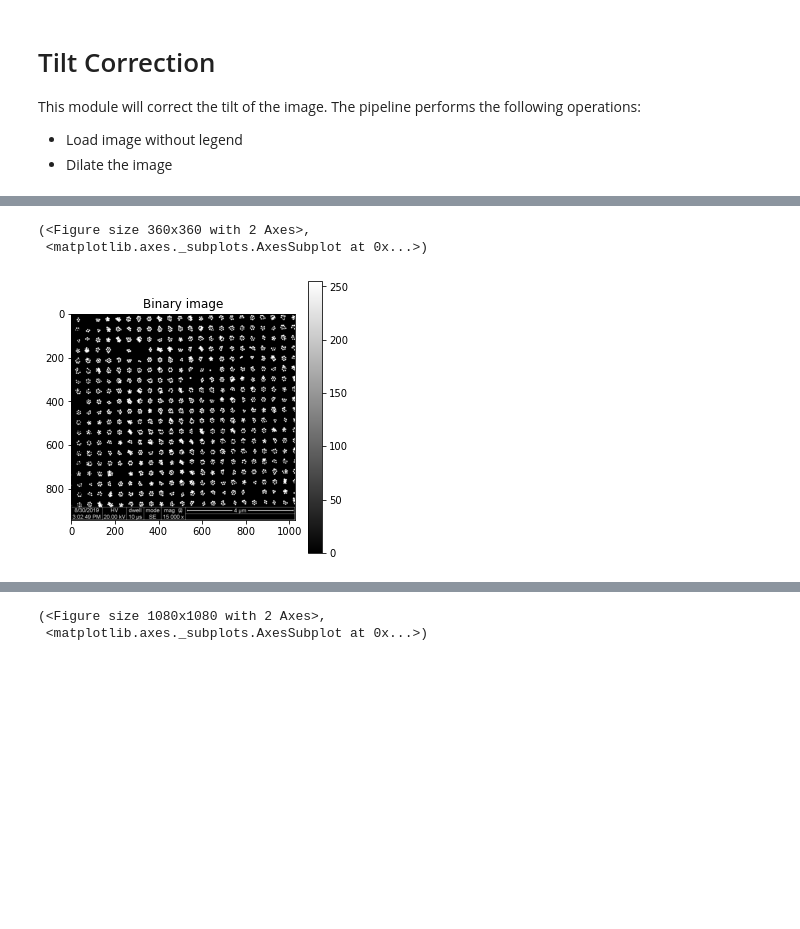
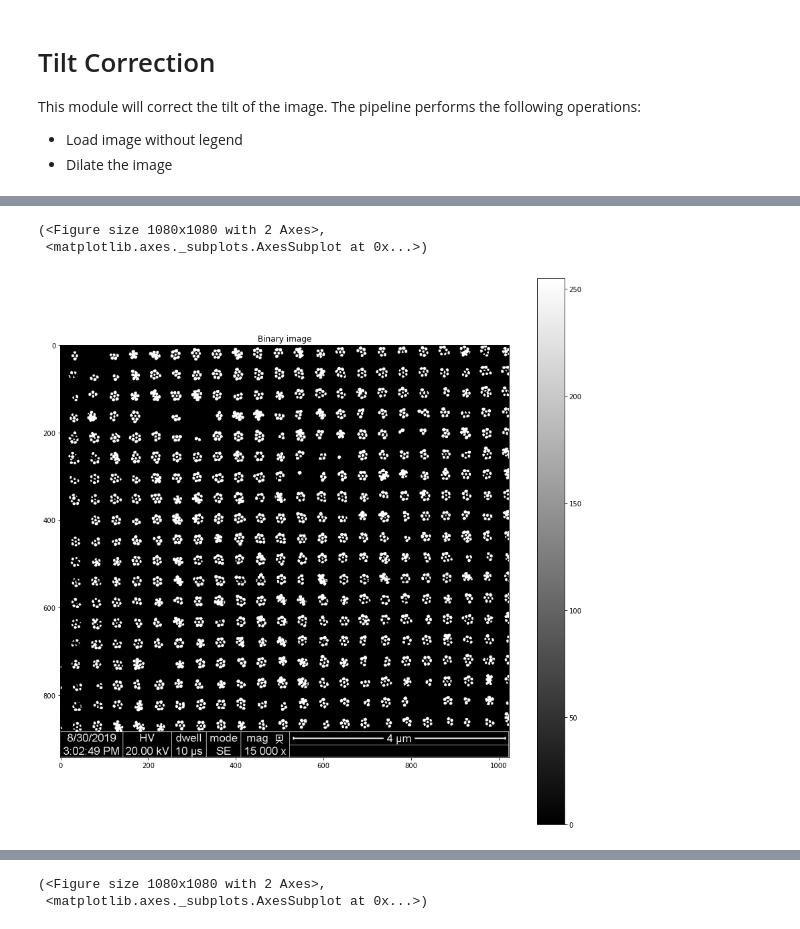
Before and after one commit to Clapfire/oip_image_processing_assignment_1, a Jupyter notebook: src/tiltCorrection.ipynb, the cells around one changed output, grey strips where cells are left out. Drawn from its saved outputs; the diff is of its cells as text; code cells hidden in the pictures; blank space fills up the shorter version.

```diff
--- a/src/tiltCorrection.ipynb
+++ b/src/tiltCorrection.ipynb
@@ -17,13 +17,13 @@ lib.showImage(img, title="Original image")
 # %%
 import scipy
 
 imgBin = lib.threshold_binary(img, 127)
 
-lib.showImage(imgBin * 255, title="Binary image")
+lib.showImage(imgBin * 255, title="Binary image",figsize=(15,15))
 # %% [output]
-(<Figure size 360x360 with 2 Axes>,
+(<Figure size 1080x1080 with 2 Axes>,
  <matplotlib.axes._subplots.AxesSubplot at 0x...>)
-[figure, old version]
+[figure, new version]
 # %%
 #struct = scipy.ndimage.generate_binary_structure(2, 1)
 #struct = [[0,1,1,1,0],[1,1,1,1,1],[1,1,1,1,1],[1,1,1,1,1],[0,1,1,1,0]]
```
Also changed, not shown: parts of 7 cells of this notebook.
